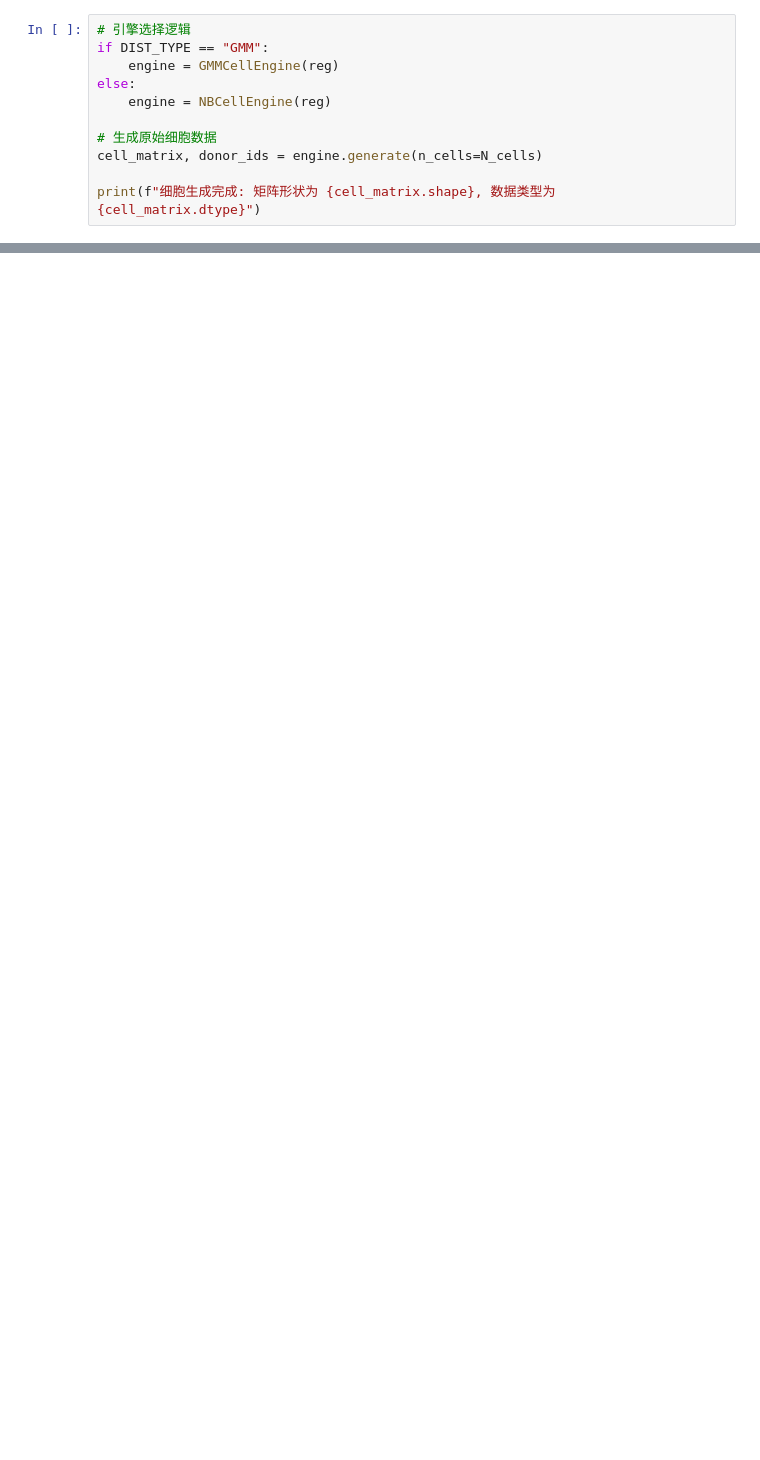
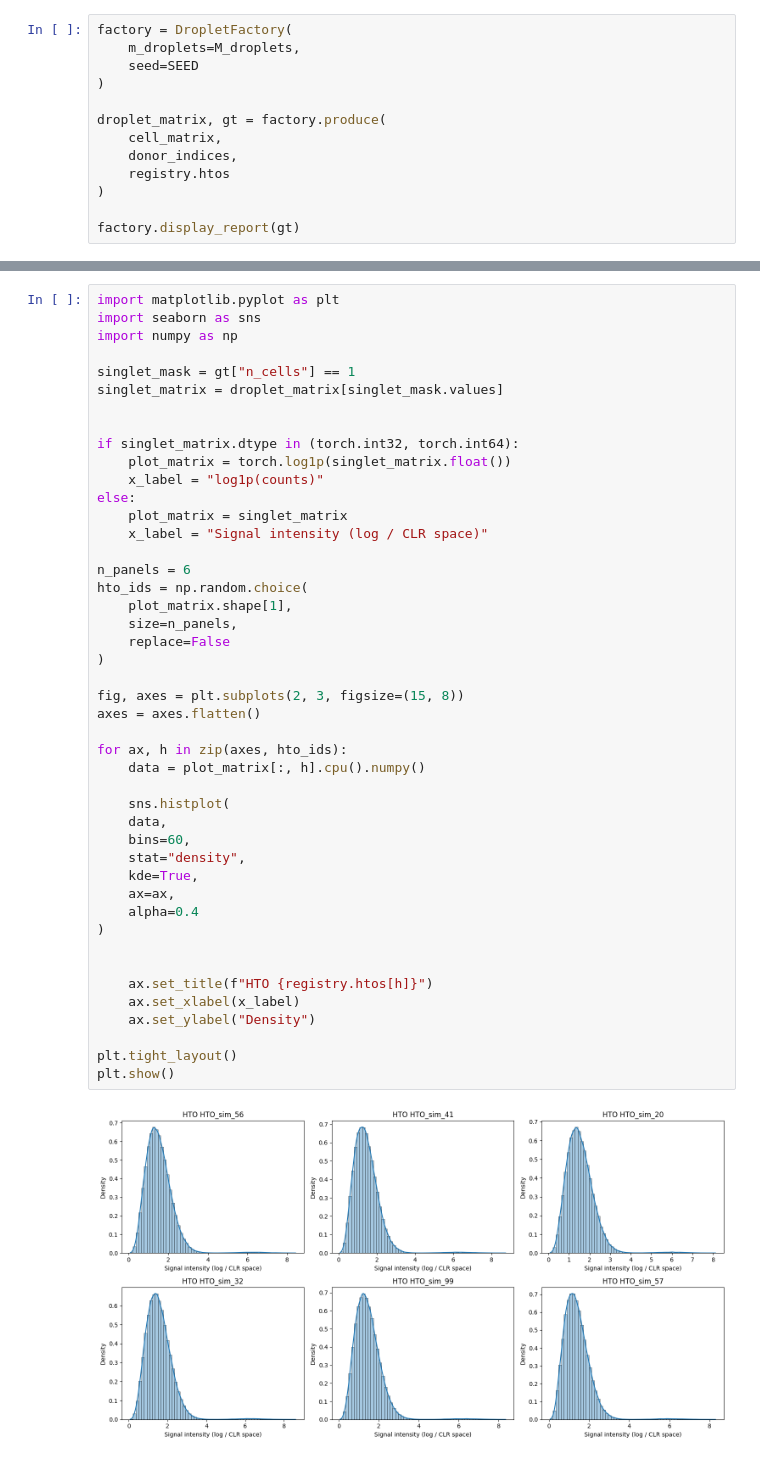
Before and after one commit to Mcx723/HT-Demux, a Jupyter notebook: DataGen.ipynb, the cells around one changed output, grey strips where cells are left out. Drawn from its saved outputs; the diff is of its cells as text; blank space fills up the shorter version.

```diff
--- a/DataGen.ipynb
+++ b/DataGen.ipynb
@@ -42,11 +87,13 @@ print(f"全局环境背景向量 (前5个): {reg.ambient_vector[:5]}")
 # %%
-# 引擎选择逻辑
-if DIST_TYPE == "GMM":
-    engine = GMMCellEngine(reg)
-else:
-    engine = NBCellEngine(reg)
+factory = DropletFactory(
+    m_droplets=M_droplets,
+    seed=SEED
+)
 
-# 生成原始细胞数据
-cell_matrix, donor_ids = engine.generate(n_cells=N_cells)
+droplet_matrix, gt = factory.produce(
+    cell_matrix,
+    donor_indices,
+    registry.htos
+)
 
-print(f"细胞生成完成: 矩阵形状为 {cell_matrix.shape}, 数据类型为 {cell_matrix.dtype}")
+factory.display_report(gt)
@@ -92,0 +117,47 @@ print("模拟数据已成功保存至 data/ 文件夹。")
+# %%
+import matplotlib.pyplot as plt
+import seaborn as sns
+import numpy as np
+
+singlet_mask = gt["n_cells"] == 1
+singlet_matrix = droplet_matrix[singlet_mask.values]
+
+
+if singlet_matrix.dtype in (torch.int32, torch.int64):
+    plot_matrix = torch.log1p(singlet_matrix.float())
+    x_label = "log1p(counts)"
+else:
+    plot_matrix = singlet_matrix
+    x_label = "Signal intensity (log / CLR space)"
+
+n_panels = 6
+hto_ids = np.random.choice(
+    plot_matrix.shape[1],
+    size=n_panels,
+    replace=False
+)
+
+fig, axes = plt.subplots(2, 3, figsize=(15, 8))
+axes = axes.flatten()
+
+for ax, h in zip(axes, hto_ids):
+    data = plot_matrix[:, h].cpu().numpy()
+
+    sns.histplot(
+    data,
+    bins=60,
+    stat="density",
+    kde=True,
+    ax=ax,
+    alpha=0.4
+)
+
+
+    ax.set_title(f"HTO {registry.htos[h]}")
+    ax.set_xlabel(x_label)
+    ax.set_ylabel("Density")
+
+plt.tight_layout()
+plt.show()
+# %% [output]
+[figure, added]
```
Also changed, not shown: parts of 15 cells of this notebook, 14 other files.
